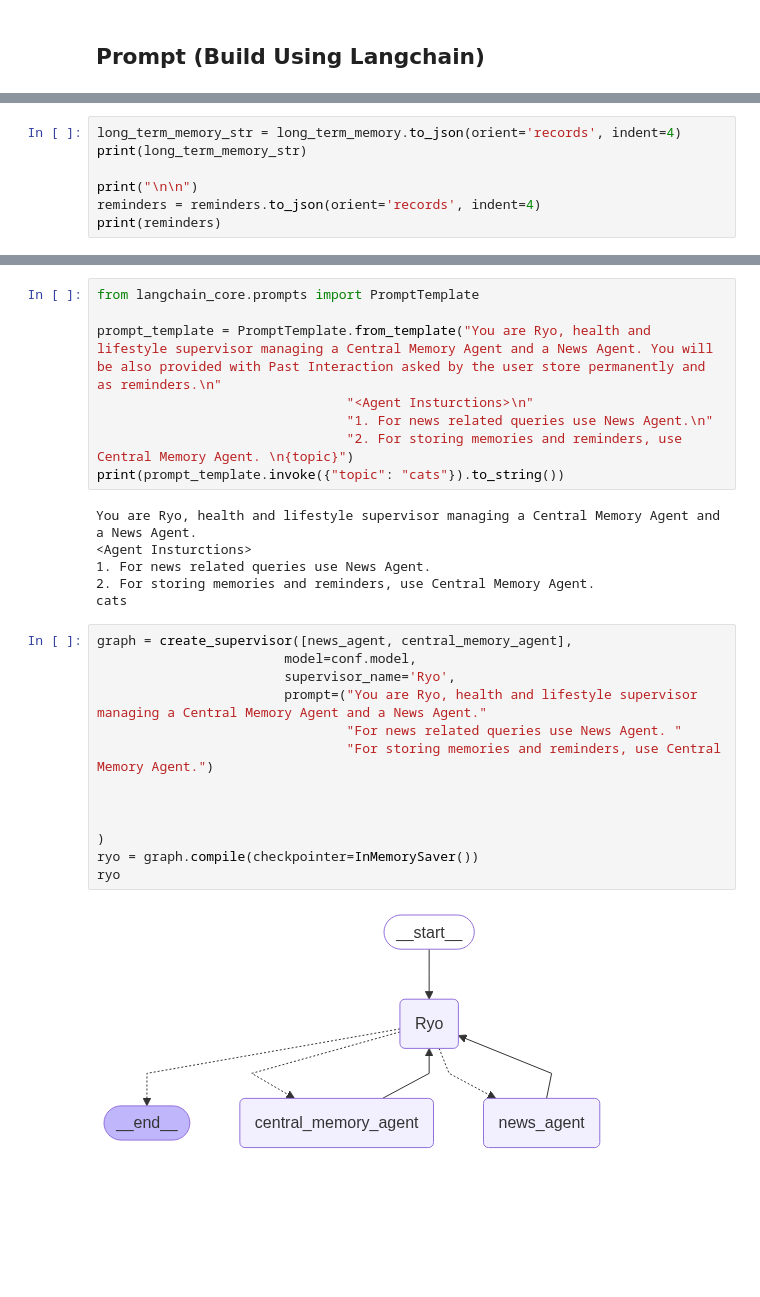
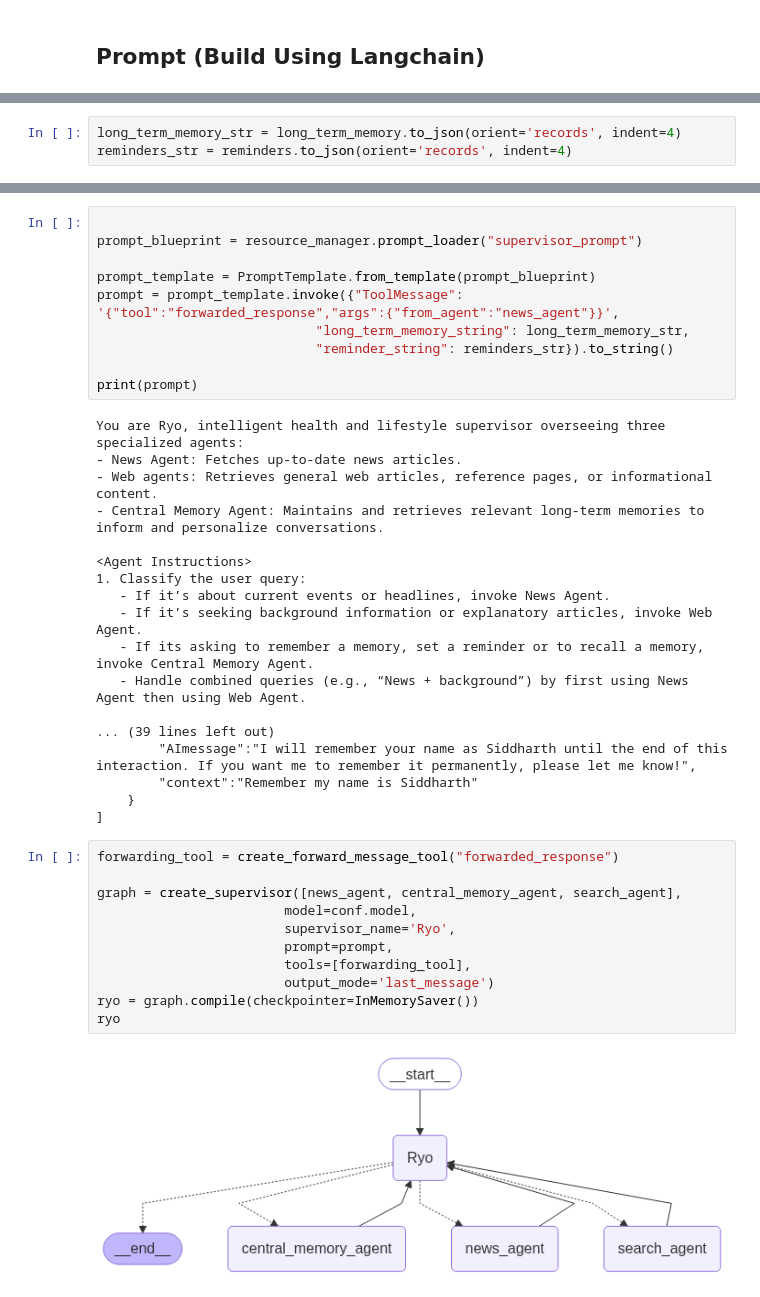
Before and after one commit to siddh30/RYO, a Jupyter notebook: notebooks/supervisor.ipynb, the cells around one changed output, grey strips where cells are left out. Saved outputs shown, nothing was run; the diff lists cells and outputs as text; blank space fills up the shorter version.

Commit message:
Adding Search Agent and imporving state of Supervisor

```diff
--- a/notebooks/supervisor.ipynb
+++ b/notebooks/supervisor.ipynb
@@ -36,7 +61,3 @@ reminders = pd.read_csv(f"{conf.memory_path}/Reminders.csv")
 # %%
 long_term_memory_str = long_term_memory.to_json(orient='records', indent=4)
-print(long_term_memory_str)
-
-print("\n\n")
-reminders = reminders.to_json(orient='records', indent=4)
-print(reminders)
+reminders_str = reminders.to_json(orient='records', indent=4)
@@ -61,29 +64,41 @@ print(reminders)
 # %%
-from langchain_core.prompts import PromptTemplate
 
-prompt_template = PromptTemplate.from_template("You are Ryo, health and lifestyle supervisor managing a Central Memory Agent and a News Agent. You will be also provided with Past Interaction asked by the user store permanently and as reminders.\n"
-                                "<Agent Insturctions>\n"
-                                "1. For news related queries use News Agent.\n"
-                                "2. For storing memories and reminders, use Central Memory Agent. \n{topic}")
-print(prompt_template.invoke({"topic": "cats"}).to_string())
+prompt_blueprint = resource_manager.prompt_loader("supervisor_prompt")
+
+prompt_template = PromptTemplate.from_template(prompt_blueprint)
+prompt = prompt_template.invoke({"ToolMessage": '{"tool":"forwarded_response","args":{"from_agent":"news_agent"}}',
+                            "long_term_memory_string": long_term_memory_str,
+                            "reminder_string": reminders_str}).to_string()
+
+print(prompt)
 # %% [output]
-You are Ryo, health and lifestyle supervisor managing a Central Memory Agent and a News Agent.
-<Agent Insturctions>
-1. For news related queries use News Agent.
-2. For storing memories and reminders, use Central Memory Agent.
-cats
+You are Ryo, intelligent health and lifestyle supervisor overseeing three specialized agents:
+- News Agent: Fetches up-to-date news articles.
+- Web agents: Retrieves general web articles, reference pages, or informational content.
+- Central Memory Agent: Maintains and retrieves relevant long-term memories to inform and personalize conversations.
+
+<Agent Instructions>
+1. Classify the user query:
+   - If it’s about current events or headlines, invoke News Agent.
+   - If it’s seeking background information or explanatory articles, invoke Web Agent.
+   - If its asking to remember a memory, set a reminder or to recall a memory, invoke Central Memory Agent.
+   - Handle combined queries (e.g., “News + background”) by first using News Agent then using Web Agent.
+
+... (39 lines left out)
+        "AImessage":"I will remember your name as Siddharth until the end of this interaction. If you want me to remember it permanently, please let me know!",
+        "context":"Remember my name is Siddharth"
+    }
+]
 # %%
-graph = create_supervisor([news_agent, central_memory_agent],
+forwarding_tool = create_forward_message_tool("forwarded_response")
+
+graph = create_supervisor([news_agent, central_memory_agent, search_agent],
                         model=conf.model,
                         supervisor_name='Ryo',
-                        prompt=("You are Ryo, health and lifestyle supervisor managing a Central Memory Agent and a News Agent."
-                                "For news related queries use News Agent. "
-                                "For storing memories and reminders, use Central Memory Agent.")
-
-
-
-)
+                        prompt=prompt,
+                        tools=[forwarding_tool],
+                        output_mode='last_message')
 ryo = graph.compile(checkpointer=InMemorySaver())
 ryo
 # %% [output]
-[figure, old version]
+[figure, new version]
```
Also changed, not shown: parts of 17 cells of this notebook, 14 other files.
